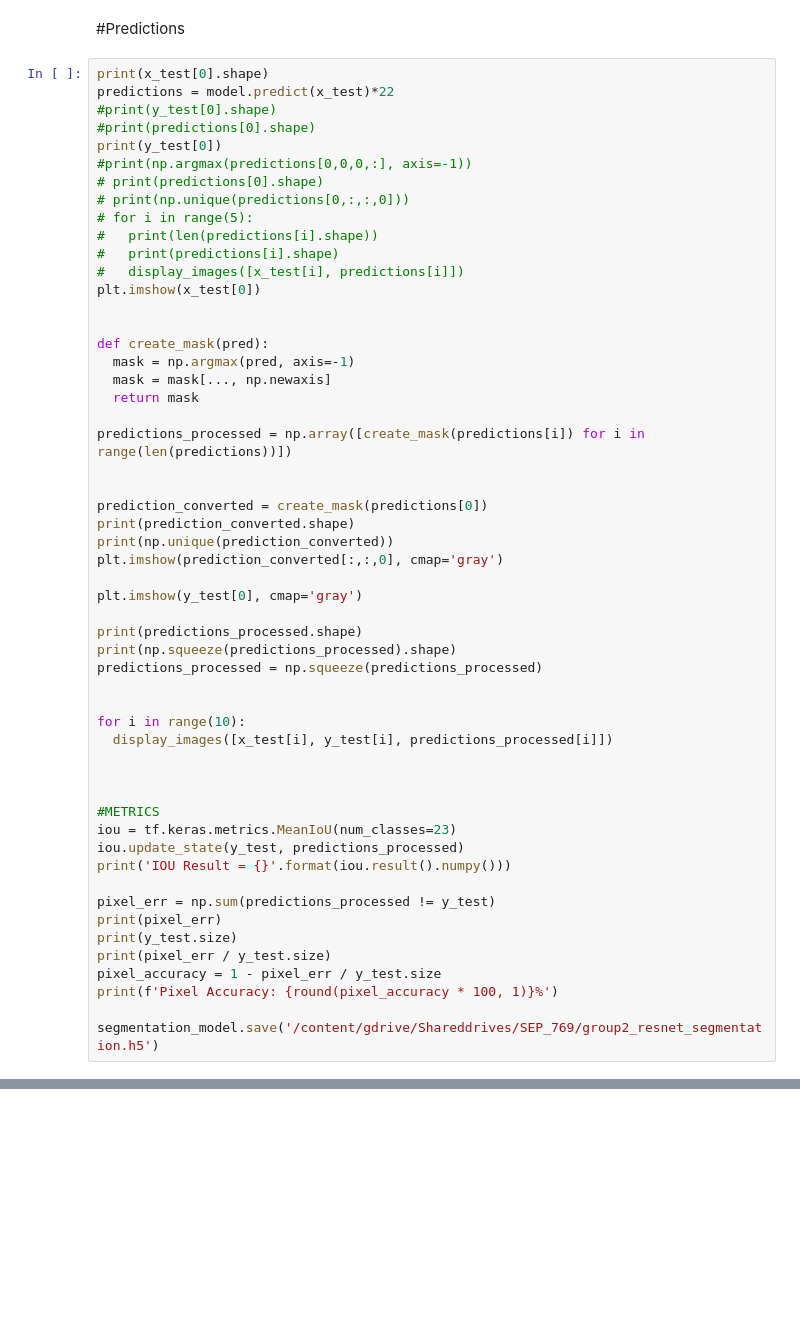
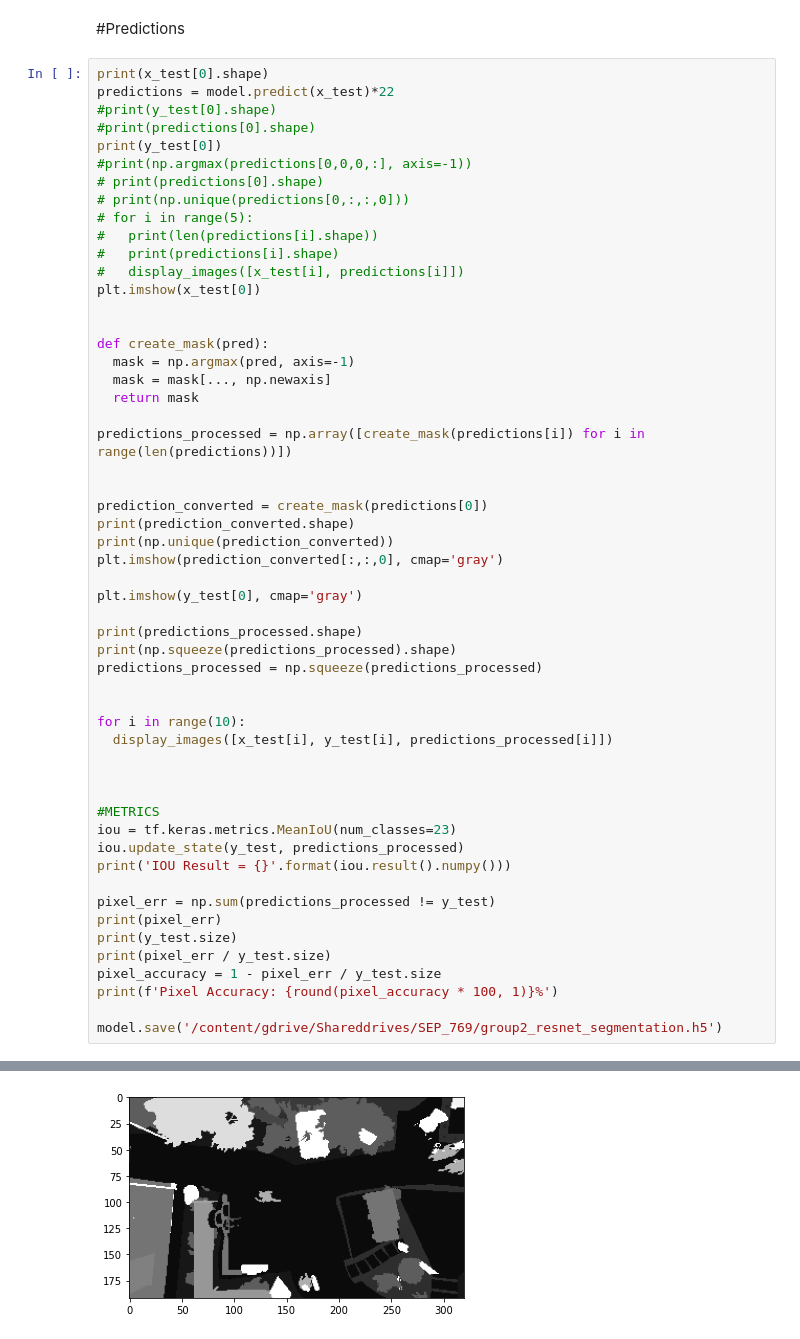
Before and after one commit to BJToor/sep769-deep-learning-project, a Jupyter notebook: DeepLearningProject_Group2.ipynb, the cells around one changed output, grey strips where cells are left out. Cells and saved outputs as stored; diff of their text form; blank space fills up the shorter version.

Commit message:
RESNET 3

```diff
--- a/DeepLearningProject_Group2.ipynb
+++ b/DeepLearningProject_Group2.ipynb
@@ -325,4 +305,5 @@ print(pixel_err / y_test.size)
 pixel_accuracy = 1 - pixel_err / y_test.size
 print(f'Pixel Accuracy: {round(pixel_accuracy * 100, 1)}%')
 
-segmentation_model.save('/content/gdrive/Shareddrives/SEP_769/group2_resnet_segmentation.h5')
+model.save('/content/gdrive/Shareddrives/SEP_769/group2_resnet_segmentation.h5')
+# %% [output]
@@ -328,0 +322 @@ segmentation_model.save('/content/gdrive/Shareddrives/SEP_769/group2_resnet_segm
+[figure, added]
```
Also changed, not shown: parts of 3 cells of this notebook.
